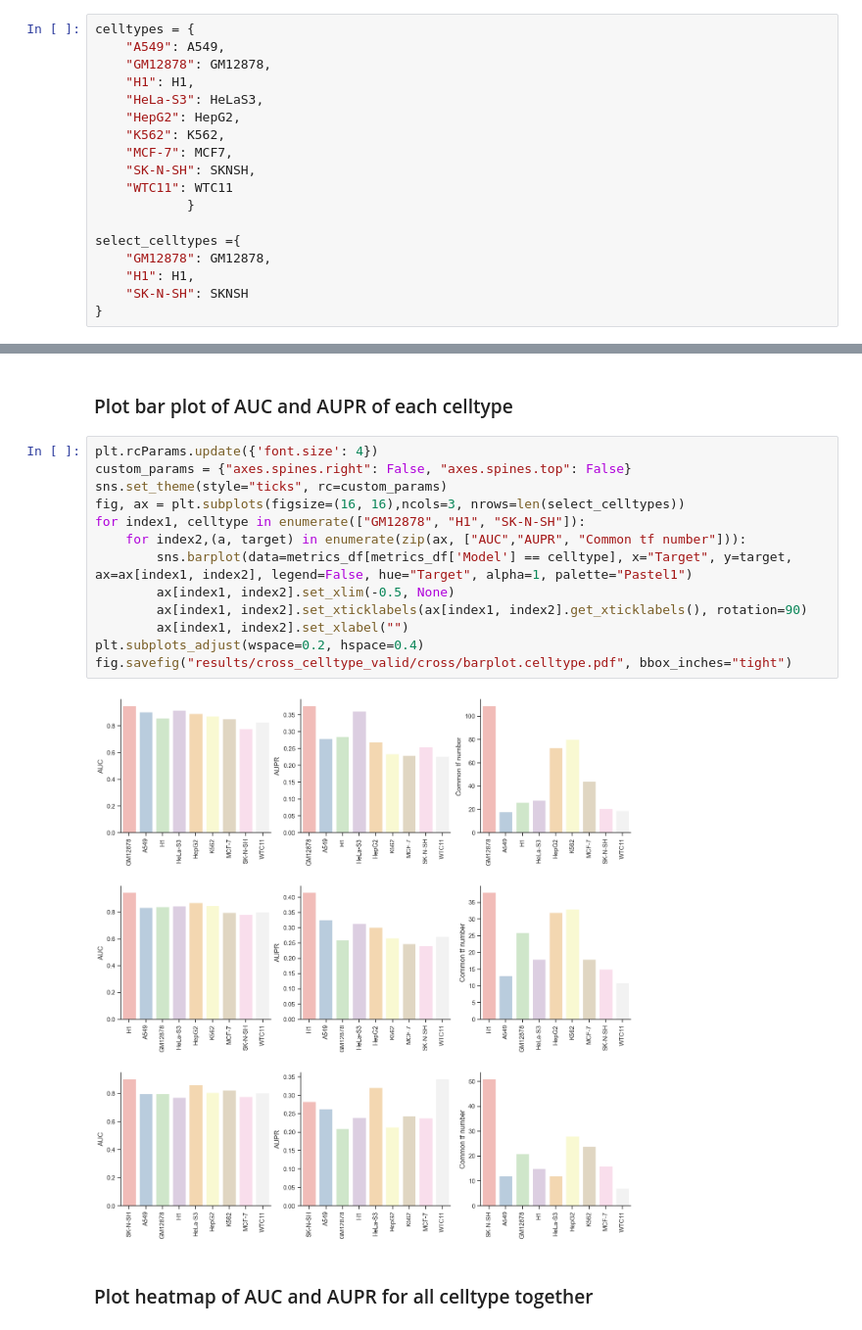
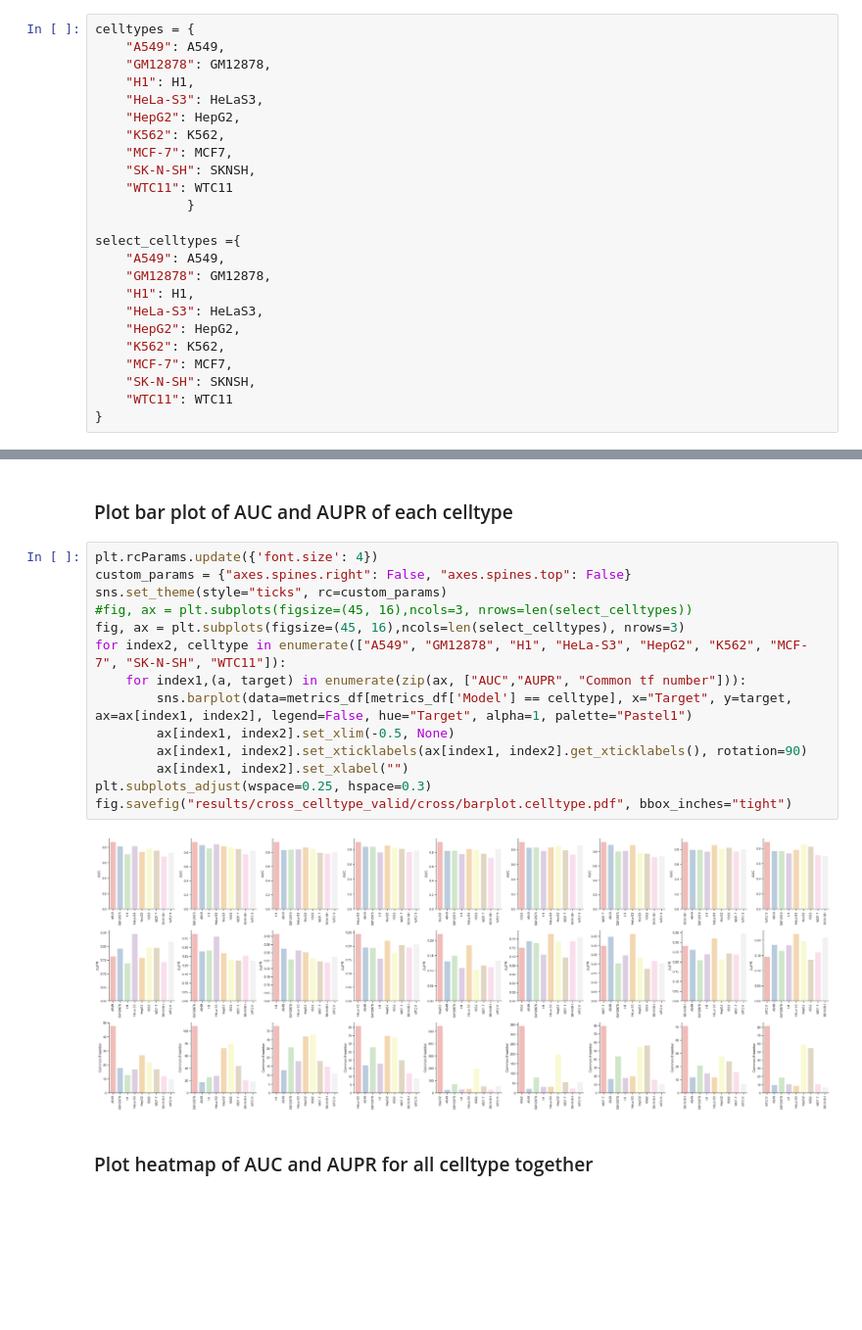
Before and after one commit to cmf1997/tfnet, a Jupyter notebook: cross.ipynb, the cells around one changed output, grey strips where cells are left out. Shown at 98% size. Saved outputs shown, nothing was run; the diff lists cells and outputs as text; blank space fills up the shorter version.

Commit message:
all celltype

```diff
--- a/cross.ipynb
+++ b/cross.ipynb
@@ -54,9 +54,15 @@ celltypes = {
             }
 
 select_celltypes ={
+    "A549": A549,
     "GM12878": GM12878,
     "H1": H1,
-    "SK-N-SH": SKNSH
+    "HeLa-S3": HeLaS3,
+    "HepG2": HepG2,
+    "K562": K562,
+    "MCF-7": MCF7,
+    "SK-N-SH": SKNSH,
+    "WTC11": WTC11
 }
 # %%
 metrics_dict = {}
@@ -113,18 +119,19 @@ metrics_df['Target'] = metrics_df['Names'].apply(lambda x:x.split('.')[1])
 # %%
 plt.rcParams.update({'font.size': 4})
 custom_params = {"axes.spines.right": False, "axes.spines.top": False}
 sns.set_theme(style="ticks", rc=custom_params)
-fig, ax = plt.subplots(figsize=(16, 16),ncols=3, nrows=len(select_celltypes))
-for index1, celltype in enumerate(["GM12878", "H1", "SK-N-SH"]):
-    for index2,(a, target) in enumerate(zip(ax, ["AUC","AUPR", "Common tf number"])):
+#fig, ax = plt.subplots(figsize=(45, 16),ncols=3, nrows=len(select_celltypes))
+fig, ax = plt.subplots(figsize=(45, 16),ncols=len(select_celltypes), nrows=3)
+for index2, celltype in enumerate(["A549", "GM12878", "H1", "HeLa-S3", "HepG2", "K562", "MCF-7", "SK-N-SH", "WTC11"]):
+    for index1,(a, target) in enumerate(zip(ax, ["AUC","AUPR", "Common tf number"])):
         sns.barplot(data=metrics_df[metrics_df['Model'] == celltype], x="Target", y=target, ax=ax[index1, index2], legend=False, hue="Target", alpha=1, palette="Pastel1")
         ax[index1, index2].set_xlim(-0.5, None)
         ax[index1, index2].set_xticklabels(ax[index1, index2].get_xticklabels(), rotation=90)
         ax[index1, index2].set_xlabel("")
-plt.subplots_adjust(wspace=0.2, hspace=0.4)
+plt.subplots_adjust(wspace=0.25, hspace=0.3)
 fig.savefig("results/cross_celltype_valid/cross/barplot.celltype.pdf", bbox_inches="tight")
 # %% [output]
-[figure, old version]
+[figure, new version]
 # %% [markdown]
 ### Plot heatmap of AUC and AUPR for all celltype together
 # %%
```
Also changed, not shown: parts of 2 cells of this notebook, 2 other files.
